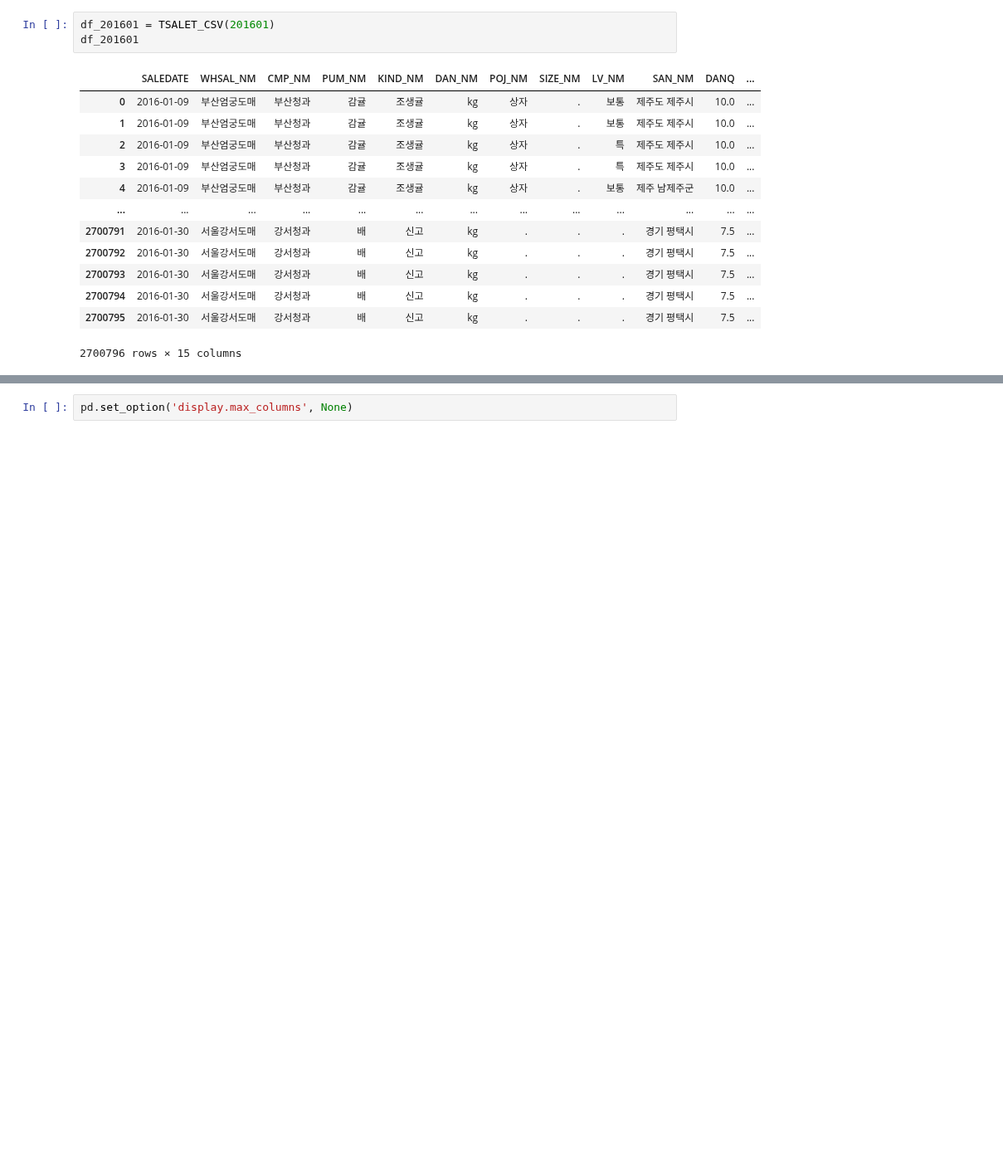
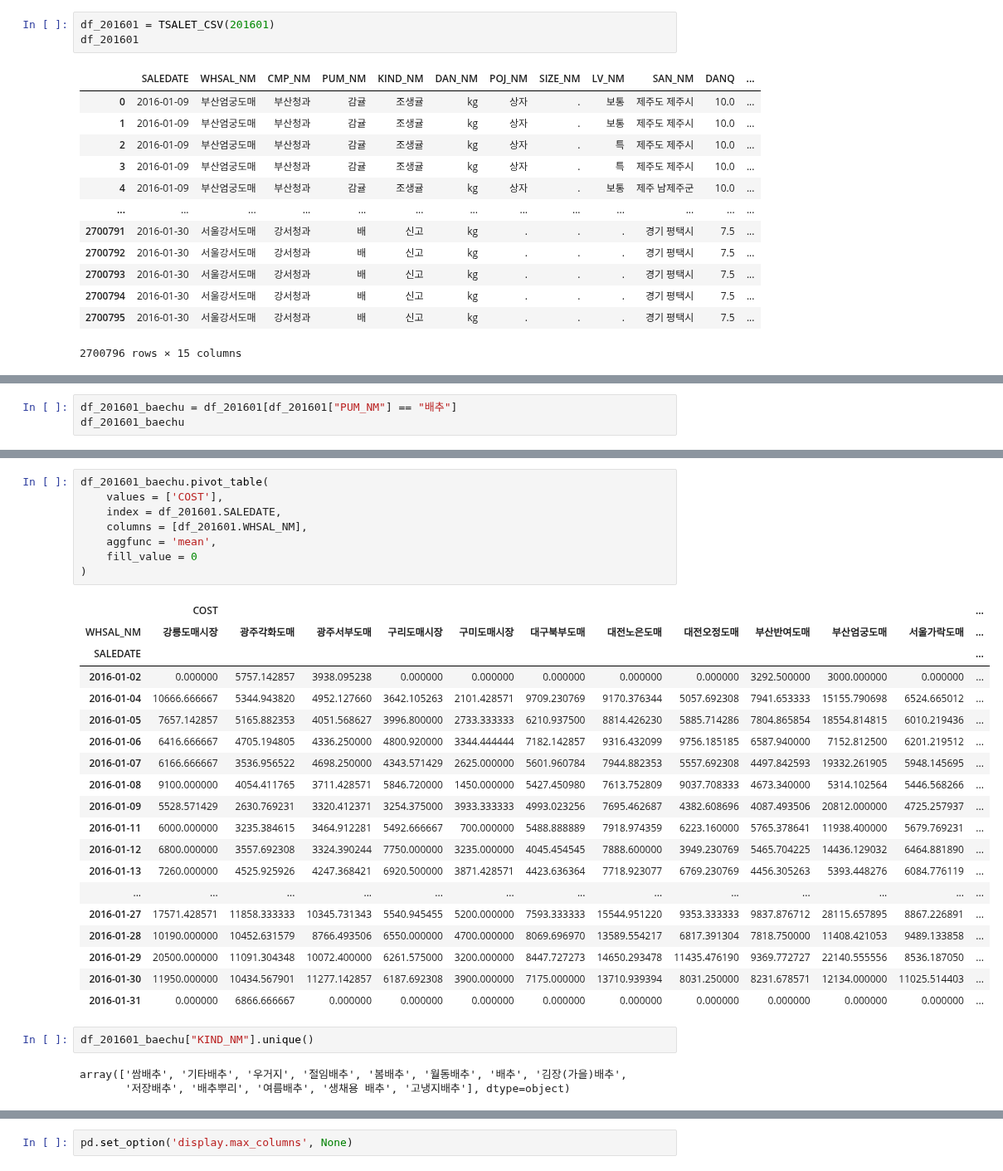
Before and after one commit to yongchoooon/Farm-o-rama, a Jupyter notebook: practice.ipynb, the cells around one changed output, grey strips where cells are left out. Shown at 83% size. Saved outputs shown, nothing was run; the diff lists cells and outputs as text; blank space fills up the shorter version.

```diff
--- a/practice.ipynb
+++ b/practice.ipynb
@@ -73,0 +91,3 @@ array(['부산엄궁도매', '인천삼산도매', '구리도매시장', '인천
+# %%
+df_201601_baechu = df_201601[df_201601["PUM_NM"] == "배추"]
+df_201601_baechu
@@ -73,0 +115,33 @@ array(['부산엄궁도매', '인천삼산도매', '구리도매시장', '인천
+# %%
+df_201601_baechu.pivot_table(
+    values = ['COST'],
+    index = df_201601.SALEDATE,
+    columns = [df_201601.WHSAL_NM],
+    aggfunc = 'mean',
+    fill_value = 0
+)
+# %% [output]
+|  | COST |  |  |  |  |  |  |  |  |  |  | ... |
+| WHSAL_NM | 강릉도매시장 | 광주각화도매 | 광주서부도매 | 구리도매시장 | 구미도매시장 | 대구북부도매 | 대전노은도매 | 대전오정도매 | 부산반여도매 | 부산엄궁도매 | 서울가락도매 | ... |
+| SALEDATE |  |  |  |  |  |  |  |  |  |  |  | ... |
+| 2016-01-02 | 0.000000 | 5757.142857 | 3938.095238 | 0.000000 | 0.000000 | 0.000000 | 0.000000 | 0.000000 | 3292.500000 | 3000.000000 | 0.000000 | ... |
+| 2016-01-04 | 10666.666667 | 5344.943820 | 4952.127660 | 3642.105263 | 2101.428571 | 9709.230769 | 9170.376344 | 5057.692308 | 7941.653333 | 15155.790698 | 6524.665012 | ... |
+| 2016-01-05 | 7657.142857 | 5165.882353 | 4051.568627 | 3996.800000 | 2733.333333 | 6210.937500 | 8814.426230 | 5885.714286 | 7804.865854 | 18554.814815 | 6010.219436 | ... |
+| 2016-01-06 | 6416.666667 | 4705.194805 | 4336.250000 | 4800.920000 | 3344.444444 | 7182.142857 | 9316.432099 | 9756.185185 | 6587.940000 | 7152.812500 | 6201.219512 | ... |
+| 2016-01-07 | 6166.666667 | 3536.956522 | 4698.250000 | 4343.571429 | 2625.000000 | 5601.960784 | 7944.882353 | 5557.692308 | 4497.842593 | 19332.261905 | 5948.145695 | ... |
+| 2016-01-08 | 9100.000000 | 4054.411765 | 3711.428571 | 5846.720000 | 1450.000000 | 5427.450980 | 7613.752809 | 9037.708333 | 4673.340000 | 5314.102564 | 5446.568266 | ... |
+| 2016-01-09 | 5528.571429 | 2630.769231 | 3320.412371 | 3254.375000 | 3933.333333 | 4993.023256 | 7695.462687 | 4382.608696 | 4087.493506 | 20812.000000 | 4725.257937 | ... |
+| 2016-01-11 | 6000.000000 | 3235.384615 | 3464.912281 | 5492.666667 | 700.000000 | 5488.888889 | 7918.974359 | 6223.160000 | 5765.378641 | 11938.400000 | 5679.769231 | ... |
+| 2016-01-12 | 6800.000000 | 3557.692308 | 3324.390244 | 7750.000000 | 3235.000000 | 4045.454545 | 7888.600000 | 3949.230769 | 5465.704225 | 14436.129032 | 6464.881890 | ... |
+| 2016-01-13 | 7260.000000 | 4525.925926 | 4247.368421 | 6920.500000 | 3871.428571 | 4423.636364 | 7718.923077 | 6769.230769 | 4456.305263 | 5393.448276 | 6084.776119 | ... |
+| ... | ... | ... | ... | ... | ... | ... | ... | ... | ... | ... | ... | ... |
+| 2016-01-27 | 17571.428571 | 11858.333333 | 10345.731343 | 5540.945455 | 5200.000000 | 7593.333333 | 15544.951220 | 9353.333333 | 9837.876712 | 28115.657895 | 8867.226891 | ... |
+| 2016-01-28 | 10190.000000 | 10452.631579 | 8766.493506 | 6550.000000 | 4700.000000 | 8069.696970 | 13589.554217 | 6817.391304 | 7818.750000 | 11408.421053 | 9489.133858 | ... |
+| 2016-01-29 | 20500.000000 | 11091.304348 | 10072.400000 | 6261.575000 | 3200.000000 | 8447.727273 | 14650.293478 | 11435.476190 | 9369.772727 | 22140.555556 | 8536.187050 | ... |
+| 2016-01-30 | 11950.000000 | 10434.567901 | 11277.142857 | 6187.692308 | 3900.000000 | 7175.000000 | 13710.939394 | 8031.250000 | 8231.678571 | 12134.000000 | 11025.514403 | ... |
+| 2016-01-31 | 0.000000 | 6866.666667 | 0.000000 | 0.000000 | 0.000000 | 0.000000 | 0.000000 | 0.000000 | 0.000000 | 0.000000 | 0.000000 | ... |
+# %%
+df_201601_baechu["KIND_NM"].unique()
+# %% [output]
+array(['쌈배추', '기타배추', '우거지', '절임배추', '봄배추', '월동배추', '배추', '김장(가을)배추',
+       '저장배추', '배추뿌리', '여름배추', '생채용 배추', '고냉지배추'], dtype=object)
```
Also changed, not shown: parts of 12 cells of this notebook.
